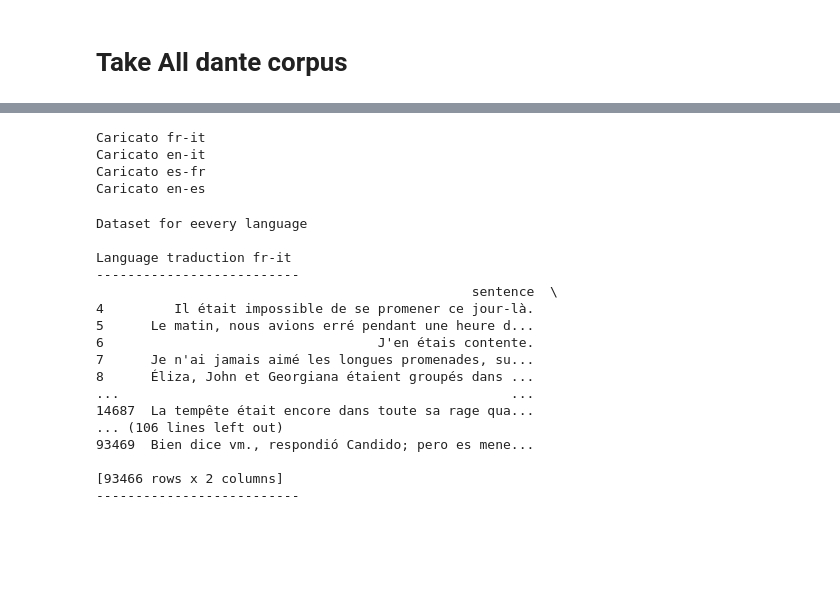
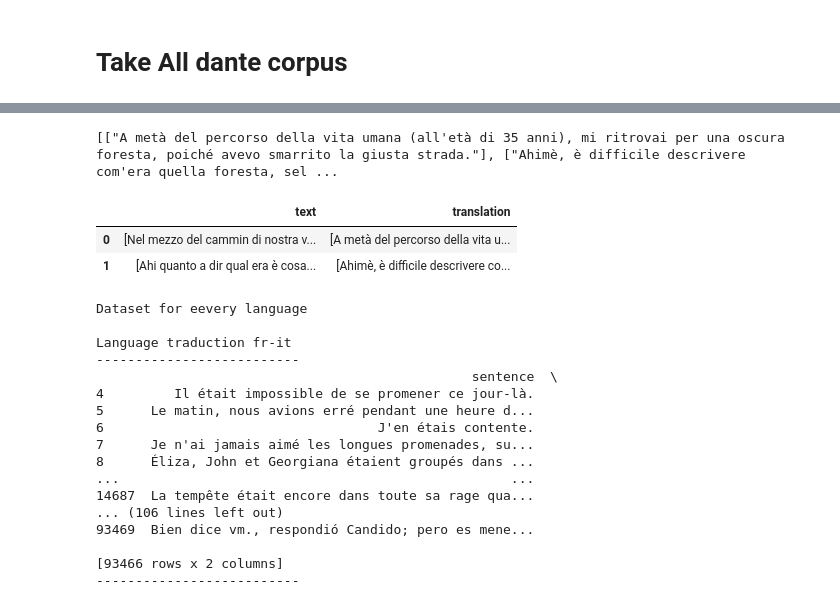
Before and after one commit to LucaColamarino/MNLP_HW2, a Jupyter notebook: EDA_text _and_datasets.ipynb, the cells around one changed output, grey strips where cells are left out. Drawn from its saved outputs; the diff is of its cells as text; code cells hidden in the pictures; blank space fills up the shorter version.

Commit message:
Built dataset dante (only primo canto dell'inferno)

```diff
--- a/EDA_text _and_datasets.ipynb
+++ b/EDA_text _and_datasets.ipynb
@@ -29,6 +29,26 @@ with open("Inferno_original_dante.txt", "r", encoding="utf-8") as f:
     rows=f.readlines()
     ancient_block_texts=dividi_blocchi(rows)
     #ancient_block_texts= dividi_blocchi(f.readlines())
-#print(blocks)
-#build dataset block-by-block (sentences,translation)
+
+#alignment of block of text for translation block-by-block
+ancient_block_texts[4]+=ancient_block_texts[5]
+ancient_block_texts.remove(ancient_block_texts[5])
+ancient_block_texts[7]+=ancient_block_texts[8]
+ancient_block_texts[6]+=ancient_block_texts[7]
+ancient_block_texts.remove(ancient_block_texts[7])
+ancient_block_texts[6]=ancient_block_texts[6][0:6]
+ancient_block_texts[8]+=ancient_block_texts[9]
+ancient_block_texts.remove(ancient_block_texts[9])
+ancient_block_texts[9]+=ancient_block_texts[10]+ancient_block_texts[11]
+ancient_block_texts.remove(ancient_block_texts[10])
+ancient_block_texts.remove(ancient_block_texts[10])
+ancient_block_texts[11]+=ancient_block_texts[12]
+ancient_block_texts.remove(ancient_block_texts[12])
+ancient_block_texts[12]+=ancient_block_texts[13]
+ancient_block_texts.remove(ancient_block_texts[13])
+ancient_block_texts[30]+=ancient_block_texts[31]
+ancient_block_texts.remove(ancient_block_texts[31])
+ancient_block_texts[35]+=ancient_block_texts[36]
+ancient_block_texts.remove(ancient_block_texts[36])
+ancient_block_texts
 # %% [output]
@@ -36,9 +72,24 @@ with open("Inferno_original_dante.txt", "r", encoding="utf-8") as f:
 # %%
+with open("paraf.txt","r",encoding="utf-8") as f:
+    rows=f.readlines()
+    modern_block_texts=dividi_blocchi(rows)
+
+#transform list of string in string
+for r in range(0,len(ancient_block_texts)):
+    s=''
+    l=[]
+    for j in range(0,len(ancient_block_texts[r])):
+        s+=ancient_block_texts[r][j]
+    l.append(s)
+    ancient_block_texts[r]=l
+
+dataset_dante=pd.DataFrame({"text": ancient_block_texts,"translation":modern_block_texts},columns=["text","translation"])
+dataset_dante.head(2)
 # %% [output]
-Caricato fr-it
-Caricato en-it
-Caricato es-fr
-Caricato en-es
+[["A metà del percorso della vita umana (all'età di 35 anni), mi ritrovai per una oscura foresta, poiché avevo smarrito la giusta strada."], ["Ahimè, è difficile descrivere com'era quella foresta, sel ...
+|  | text | translation |
+| 0 | [Nel mezzo del cammin di nostra v... | [A metà del percorso della vita u... |
+| 1 | [Ahi quanto a dir qual era è cosa... | [Ahimè, è difficile descrivere co... |
 # %%
 
 # other datasets for fine tuning (i don't know if we will use)
```
Also changed, not shown: parts of 1 cell of this notebook, 1 other file.
